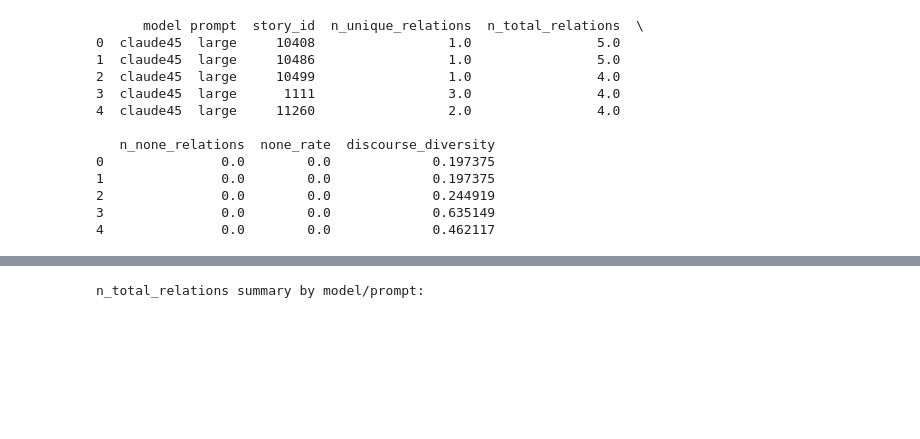
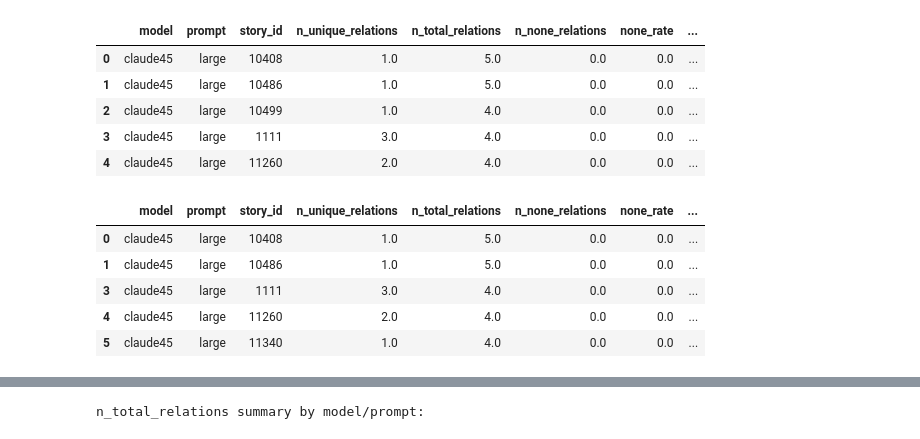
Before and after one commit to GU-CLASP/coherence-driven-humans, a Jupyter notebook: analysis/implicit_connectives_profiles.ipynb, the cells around one changed output, grey strips where cells are left out. Saved outputs shown, nothing was run; the diff lists cells and outputs as text; code cells hidden in the pictures; blank space fills up the shorter version.

```diff
--- a/analysis/implicit_connectives_profiles.ipynb
+++ b/analysis/implicit_connectives_profiles.ipynb
@@ -155,18 +122,22 @@ story_1201 ['conjunction', 'conjunction', 'conjunction', 'temporal'] 4 claude45
 # %%
 df_discourse = prepare_discourse_data(df_diversity_raw)
-print(df_discourse.head())
+df_discourse_54 = prepare_discourse_data(df_diversity_raw, excluded_story_ids=ROBERTA_EXCLUDED_STORY_IDS)
-# %% [output]
-      model prompt  story_id  n_unique_relations  n_total_relations  \
-0  claude45  large     10408                 1.0                5.0
-1  claude45  large     10486                 1.0                5.0
-2  claude45  large     10499                 1.0                4.0
-3  claude45  large      1111                 3.0                4.0
-4  claude45  large     11260                 2.0                4.0
-
-   n_none_relations  none_rate  discourse_diversity
-0               0.0        0.0             0.197375
-1               0.0        0.0             0.197375
-2               0.0        0.0             0.244919
-3               0.0        0.0             0.635149
-4               0.0        0.0             0.462117
+# %%
+df_discourse.head()
+# %% [output]
+|  | model | prompt | story_id | n_unique_relations | n_total_relations | n_none_relations | none_rate | ... |
+| 0 | claude45 | large | 10408 | 1.0 | 5.0 | 0.0 | 0.0 | ... |
+| 1 | claude45 | large | 10486 | 1.0 | 5.0 | 0.0 | 0.0 | ... |
+| 2 | claude45 | large | 10499 | 1.0 | 4.0 | 0.0 | 0.0 | ... |
+| 3 | claude45 | large | 1111 | 3.0 | 4.0 | 0.0 | 0.0 | ... |
+| 4 | claude45 | large | 11260 | 2.0 | 4.0 | 0.0 | 0.0 | ... |
+# %%
+df_discourse_54.head()
+# %% [output]
+|  | model | prompt | story_id | n_unique_relations | n_total_relations | n_none_relations | none_rate | ... |
+| 0 | claude45 | large | 10408 | 1.0 | 5.0 | 0.0 | 0.0 | ... |
+| 1 | claude45 | large | 10486 | 1.0 | 5.0 | 0.0 | 0.0 | ... |
+| 3 | claude45 | large | 1111 | 3.0 | 4.0 | 0.0 | 0.0 | ... |
+| 4 | claude45 | large | 11260 | 2.0 | 4.0 | 0.0 | 0.0 | ... |
+| 5 | claude45 | large | 11340 | 1.0 | 4.0 | 0.0 | 0.0 | ... |
 # %%
```
Also changed, not shown: parts of 20 cells of this notebook, 9 other files.
